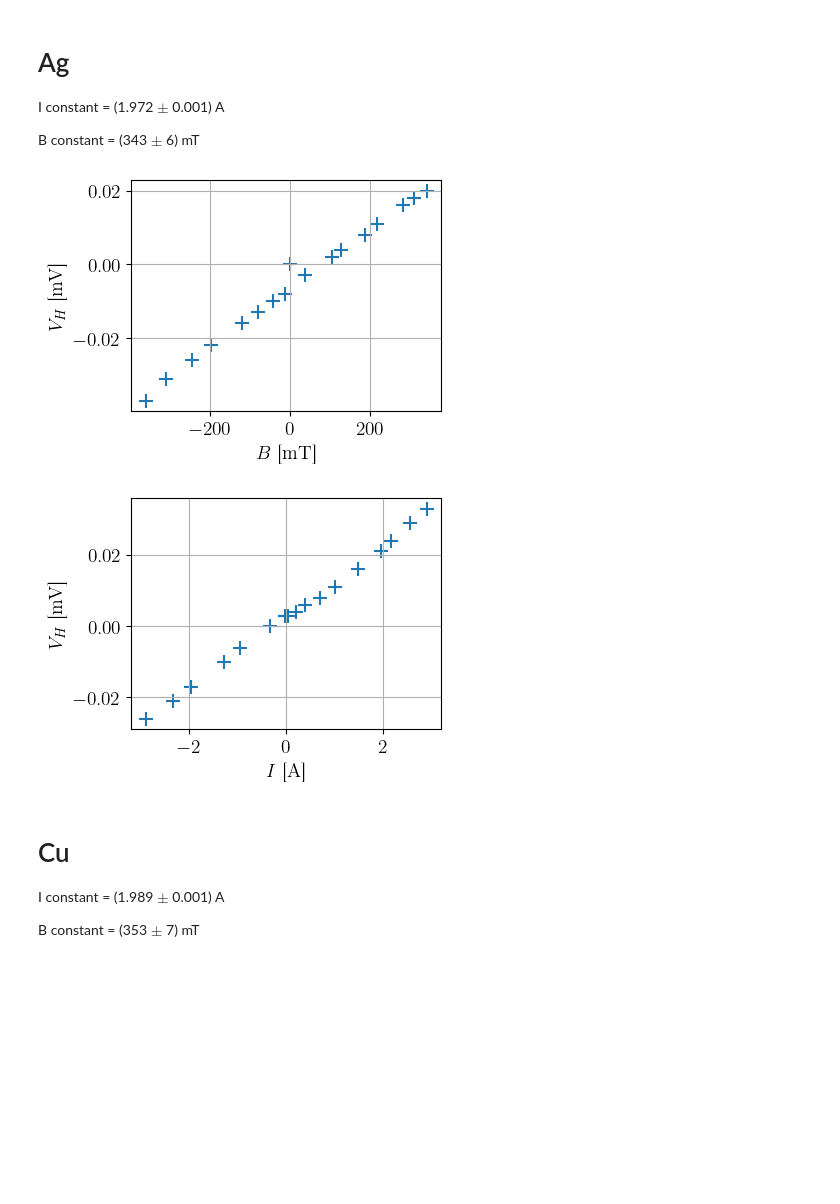
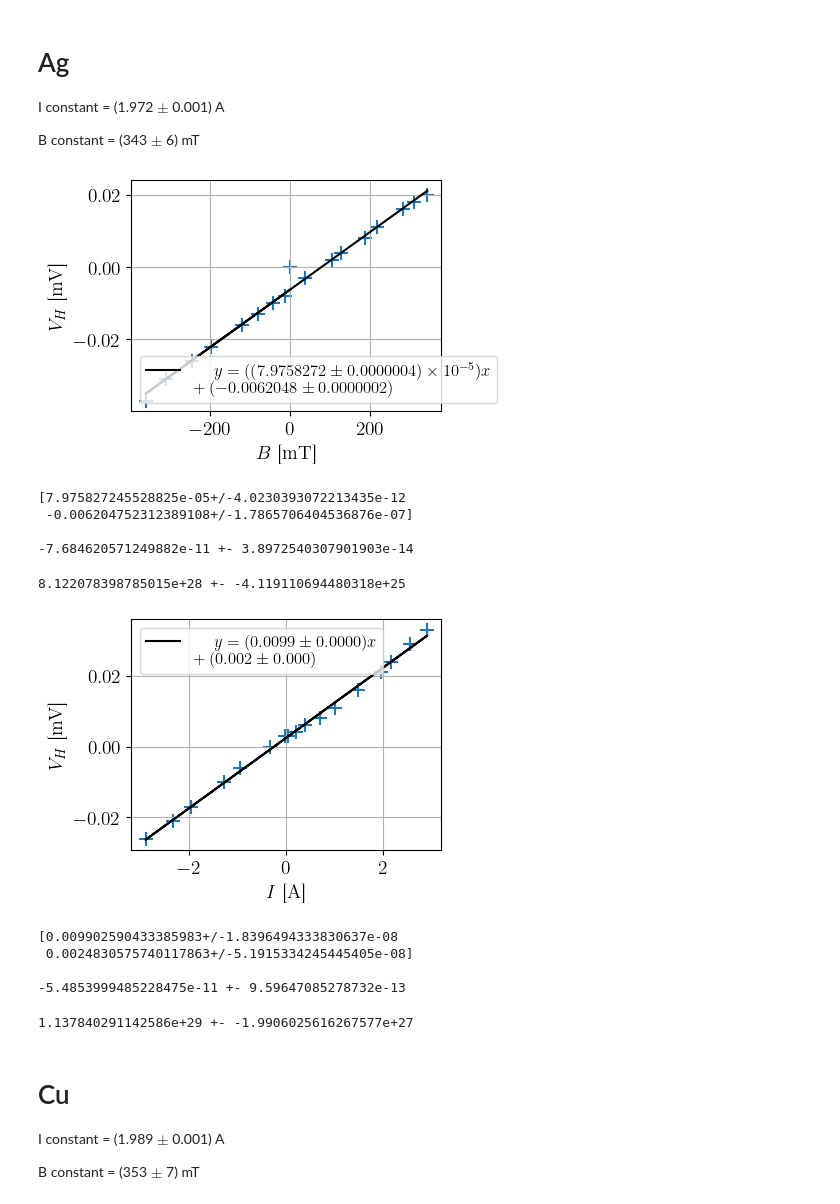
Before and after one commit to TomVdt/TPII-rapports, a Jupyter notebook: 03-H6-effet-hall/analyse/exp2.ipynb, the cells around one changed output. Saved outputs shown, nothing was run; the diff lists cells and outputs as text; code cells hidden in the pictures; blank space fills up the shorter version.

```diff
--- a/03-H6-effet-hall/analyse/exp2.ipynb
+++ b/03-H6-effet-hall/analyse/exp2.ipynb
@@ -16,21 +20,85 @@ B constant = (343 $\pm$ 6) mT
 # %%
 Ag_B = np.loadtxt("../data/Ag_5branch_B.csv", delimiter=",", skiprows=1)
 
-plt.scatter(Ag_B[:,0], Ag_B[:,1])
+Bx = Ag_B[:,0]
+Vh = Ag_B[:,1]
+
+plt.scatter(Bx, Vh)
+# plt.errorbar(Bx, By, xerr=unp.std_devs(Bx), yerr=unp.std_devs(By))
+
+coefs, cov = np.polyfit(Bx, Vh, 1, cov=True)
+fit = np.poly1d(coefs)
+coefserr = unp.uarray(coefs, cov[(0,1),(0,1)])
+
+plt.plot(Bx, fit(Bx), label=r"$y = ({:.1uL})x \\+ ({:.1uL})$".format(*coefserr), color="black")
+
+plt.legend()
 plt.xlabel(r"$B$ [\si{\milli \tesla}]")
 plt.ylabel(r"$V_H$ [\si{\milli \volt}]")
 plt.grid()
+# plt.tight_layout(pad=0.5)
 # %% [output]
-[figure, old version]
+[figure, new version]
+# %%
+print(coefserr, "\n")
+a = 1.9e-6
+Ic = 1.972
+deltaIc = 0.001
+Rh = -coefs[0] * a / Ic
+Rherr = (a/Ic) * 4.0230393072213435e-12 + a*(coefs[0]/(Ic**2))* deltaIc
+print(f"{Rh} +- {Rherr}")
+# %% [output]
+[7.975827245528825e-05+/-4.0230393072213435e-12
+ -0.006204752312389108+/-1.7865706404536876e-07]
+
+-7.684620571249882e-11 +- 3.8972540307901903e-14
+# %%
+N = 1/(q * Rh)
+deltaN = Rherr/(q * Rh**2)
+print(f"{N} +- {deltaN}")
+# %% [output]
+8.122078398785015e+28 +- -4.119110694480318e+25
 # %%
 Ag_I = np.loadtxt("../data/Ag_5branch_I.csv", delimiter=",", skiprows=1)
 
-plt.scatter(Ag_I[:,0], Ag_I[:,1])
+I = Ag_I[:,0]
+Vh = Ag_I[:,1]
+
+plt.scatter(I, Vh)
+# plt.errorbar(Bx, By, xerr=unp.std_devs(Bx), yerr=unp.std_devs(By))
+
+coefs, cov = np.polyfit(I, Vh, 1, cov=True)
+fit = np.poly1d(coefs)
+coefserr = unp.uarray(coefs, cov[(0,1),(0,1)])
+
+plt.plot(I, fit(I), label=r"$y = ({:.4fL})x \\+ ({:.3fL})$".format(*coefserr), color="black")
+
+plt.legend()
 plt.xlabel(r"$I$ [\si{\ampere}]")
 plt.ylabel(r"$V_H$ [\si{\milli \volt}]")
 plt.grid()
+# plt.tight_layout(pad=0.5)
 # %% [output]
-[figure, old version]
+[figure, new version]
+# %%
+print(coefserr, "\n")
+a = 1.9e-6
+Ic = 343
+deltaIc = 6
+Rh = -coefs[0] * a / Ic
+Rherr = (a/Ic) * 1.8396494333830637e-08 + a*(coefs[0]/(Ic**2))* deltaIc
+print(f"{Rh} +- {Rherr}")
+# %% [output]
+[0.009902590433385983+/-1.8396494333830637e-08
+ 0.0024830575740117863+/-5.1915334245445405e-08]
+
+-5.4853999485228475e-11 +- 9.59647085278732e-13
+# %%
+N = 1/(q * Rh)
+deltaN = Rherr/(q * Rh**2)
+print(f"{N} +- {deltaN}")
+# %% [output]
+1.137840291142586e+29 +- -1.9906025616267577e+27
 # %% [markdown]
 # Cu
 
```
Also changed, not shown: parts of 14 cells of this notebook.
